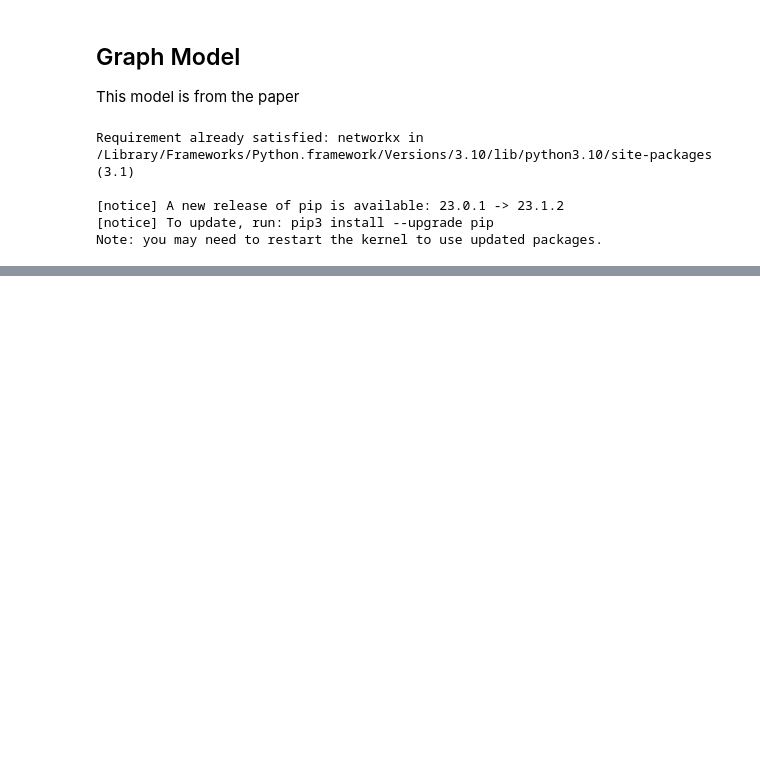
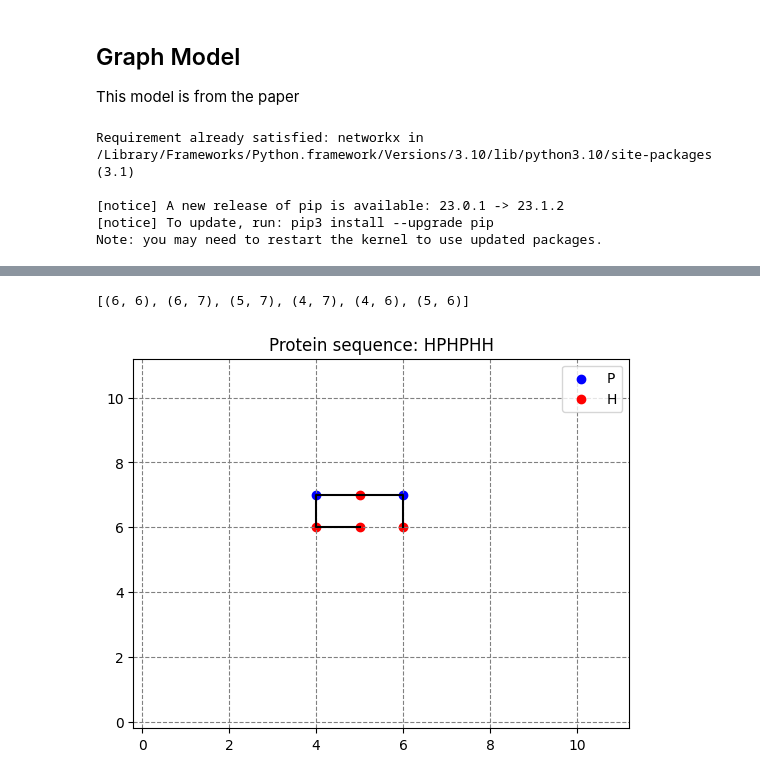
Before and after one commit to AndreiBlindu/ILP_protein_folding, a Jupyter notebook: ilp_protein_folding.ipynb, the cells around one changed output, grey strips where cells are left out. Drawn from its saved outputs; the diff is of its cells as text; code cells hidden in the pictures; blank space fills up the shorter version.

Commit message:
graph formulation

```diff
--- a/ilp_protein_folding.ipynb
+++ b/ilp_protein_folding.ipynb
@@ -79,7 +96,7 @@ def ILP_basic_formulation(binary_seq):
     model.I = RangeSet(0, n - 1)    # character in the sequence index
     model.I1 = RangeSet(0, n - 2)
     model.P = RangeSet(0, grid_size - 1)    # point on grid index
-    model.H = get_hydrophobic_set(binary_seq)   # set of indexes in sequence where value is 1 (hydrophobic)
+    model.H = Set(initialize=get_hydrophobic_set(binary_seq))   # set of indexes in sequence where value is 1 (hydrophobic)
 
     # Decision variables
     model.x = Var(model.I, model.P, within=Binary)
@@ -222,7 +219,7 @@ def build_graph(binary_seq):
 
     # add nodes
     for i in range(grid_size):
-        for j in range(i+1, grid_size):
+        for j in range(i, grid_size):
                 G.add_node( (i, j) )
 
     # add edges
@@ -275,0 +232,25 @@ print(G.number_of_nodes(), G.number_of_edges())
+# %%
+G = build_graph(protein_binary_sequence)
+print(G.number_of_nodes(), G.number_of_edges())
+
+print(G.edges())
+m = G.number_of_edges()
+
+model = ConcreteModel()
+model.E = RangeSet(0, m-1)
+
+x = []
+for i in range(11):
+    for j in range(11):
+        try:
+            for (u,v) in G[(i,j)]:
+                x.append((u, v))
+        except:
+            pass
+print(x)
+
+for (u, v) in G[(6,6)]:
+    print(u, v)
+
+#for ((i, j), (u, v)) in G.edges():
+    #print(i, j, u, v)
@@ -275,0 +365,15 @@ print(G.number_of_nodes(), G.number_of_edges())
+# %%
+positions = []
+for k in range(len(x)):
+    for i in range(len(x[k])):
+        for j in range(len(x[k][i])):
+            if x[k][i][j] == 1:
+                positions.append((i, j))
+print(positions)
+
+grid_size = 2*n - 1
+
+plot_folding(positions, grid_size)
+# %% [output]
+[(6, 6), (6, 7), (5, 7), (4, 7), (4, 6), (5, 6)]
+[figure, added]
```
Also changed, not shown: parts of 8 cells of this notebook.
